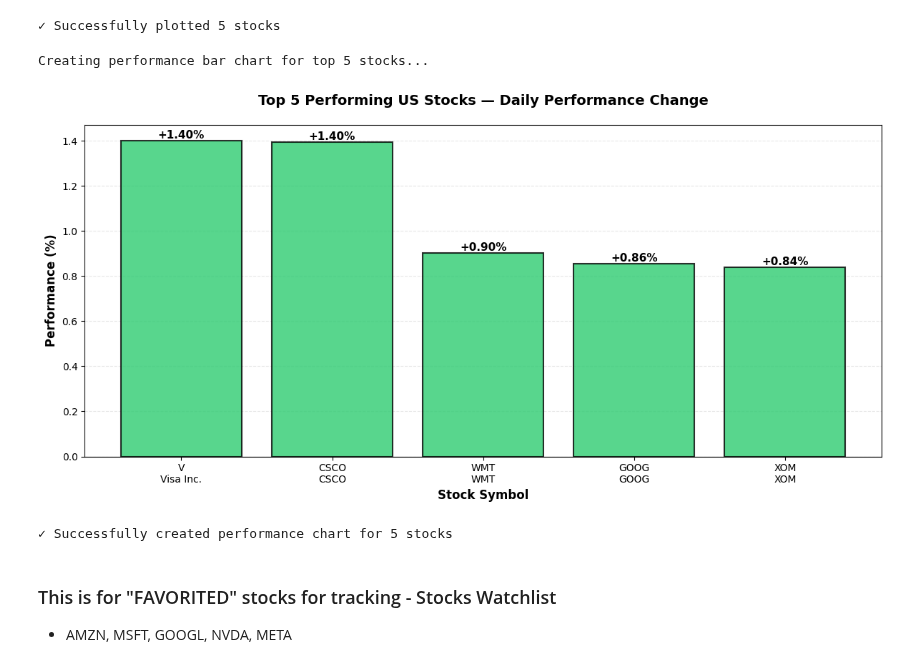
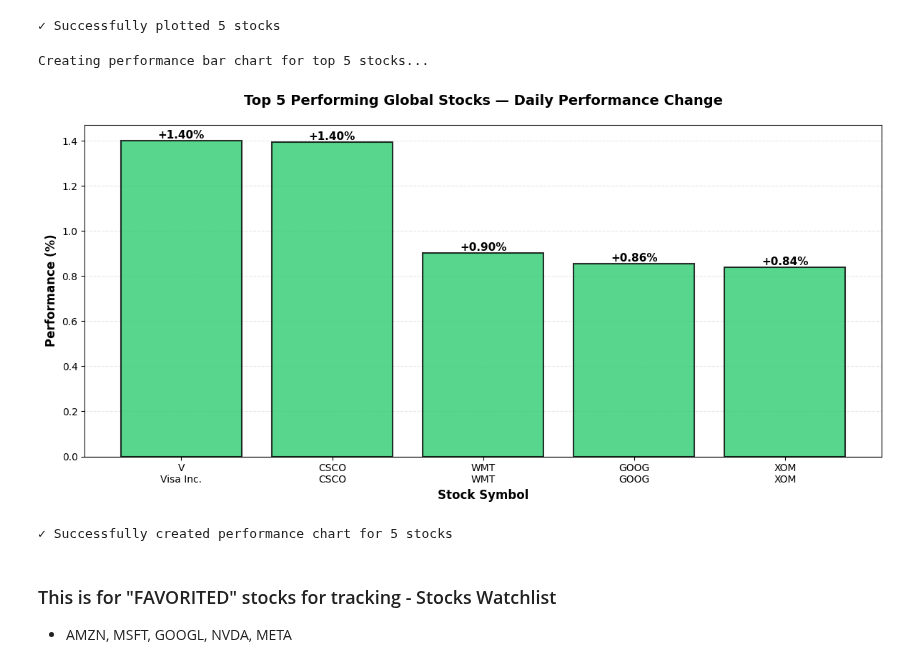
Before and after one commit to jcquimpo/PersonalProjects, a Jupyter notebook: Personal_Projects/PyFinance_Tracker/TopStocksv3.ipynb, the cells around one changed output. Saved outputs shown, nothing was run; the diff lists cells and outputs as text; code cells hidden in the pictures.

```diff
--- a/Personal_Projects/PyFinance_Tracker/TopStocksv3.ipynb
+++ b/Personal_Projects/PyFinance_Tracker/TopStocksv3.ipynb
@@ -7,7 +7,7 @@ from datetime import datetime
 # ===== CONFIGURATION =====
 # Set to True to generate mock data (fast, no API calls)
 # Set to False to fetch live data from yfinance
-USE_MOCK_DATA = True
+USE_MOCK_DATA = False
 
 SYMBOL_NAMES = {
     "AAPL": "Apple Inc.",
@@ -22,11 +22,12 @@ SYMBOL_NAMES = {
     "V": "Visa Inc.",
 }
 
-# US-only large-cap stocks (blue-chip companies)
+# Global stocks across multiple countries
 RELIABLE_SYMBOLS = [
     "AAPL", "MSFT", "NVDA", "TSLA", "AMZN", "GOOGL", "META", "GOOG",
     "BRK.B", "JNJ", "V", "WMT", "PG", "XOM", "JPM", "MA", "VZ", "HD",
-    "PFE", "KO", "CSCO", "ADBE", "CRM", "NFLX", "AVGO", "AMD", "INTC"
+    "PFE", "KO", "CSCO", "ADBE", "CRM", "NFLX", "AVGO", "AMD", "INTC",
+    "TSM", "SAP", "ASML", "BABA", "NVO", "SHOP", "SE", "CPRT", "CRWD", "DECK"
 ]
 
 
@@ -79,7 +80,7 @@ def get_top_5_symbols(limit: int = 30, delay: float = 0.1) -> tuple:
     """Generate top 5 mock movers. Returns (symbols_list, performance_data)."""
     symbol_list = RELIABLE_SYMBOLS[:limit]
 
-    print(f"Generating {len(symbol_list)} mock stock movers (US-only)...")
+    print(f"Generating {len(symbol_list)} mock stock movers (global)...")
     performance = []
 
     for i, sym in enumerate(symbol_list, 1):
@@ -125,7 +126,7 @@ def get_top_5_symbols(limit: int = 30, delay: float = 0.1) -> tuple:
 
 # ===== MAIN: TOP MOVERS ANALYSIS =====
 print("=" * 70)
-print(f"TOP MOVERS ANALYSIS  (using {'MOCK' if USE_MOCK_DATA else 'LIVE'} data - US Stocks Only)")
+print(f"TOP MOVERS ANALYSIS  (using {'MOCK' if USE_MOCK_DATA else 'LIVE'} data - Global Stocks)")
 print("=" * 70)
 
 top5_symbols, top5_performance = get_top_5_symbols(limit=30, delay=0.1)
@@ -238,35 +239,35 @@ if top5_performance and len(top5_performance) > 0:
     bars = ax.bar(range(len(symbols_list)), performance_list, color=colors, alpha=0.8, edgecolor='black', linewidth=1.5)
 
     # Customize the chart
     ax.set_xlabel('Stock Symbol', fontsize=12, fontweight='bold')
     ax.set_ylabel('Performance (%)', fontsize=12, fontweight='bold')
-    ax.set_title('Top 5 Performing US Stocks — Daily Performance Change', fontsize=14, fontweight='bold', pad=20)
+    ax.set_title('Top 5 Performing Global Stocks — Daily Performance Change', fontsize=14, fontweight='bold', pad=20)
     ax.set_xticks(range(len(symbols_list)))
     ax.set_xticklabels([f"{sym}\n{name}" for sym, name in zip(symbols_list, company_names)], fontsize=10)
 
     # Add a horizontal line at y=0
     ax.axhline(y=0, color='black', linestyle='-', linewidth=0.8)
 
     # Add value labels on bars
     for i, (bar, pct) in enumerate(zip(bars, performance_list)):
         height = bar.get_height()
         ax.text(bar.get_x() + bar.get_width()/2., height,
                 f'{pct:+.2f}%',
                 ha='center', va='bottom' if height > 0 else 'top',
                 fontsize=11, fontweight='bold')
 
     # Grid and styling
     ax.grid(True, axis='y', linestyle='--', alpha=0.3)
     ax.set_axisbelow(True)
 
     plt.tight_layout()
     plt.show()
     print(f"✓ Successfully created performance chart for {len(symbols_list)} stocks")
 else:
     print("⚠ No performance data available. Please run Cell 1 first.")
 # %% [output]
 Creating performance bar chart for top 5 stocks...
-[figure, old version]
+[figure, new version]
 ✓ Successfully created performance chart for 5 stocks
 # %% [markdown]
 ### This is for "FAVORITED" stocks for tracking - Stocks Watchlist
```
Also changed, not shown: parts of 1 cell of this notebook.
